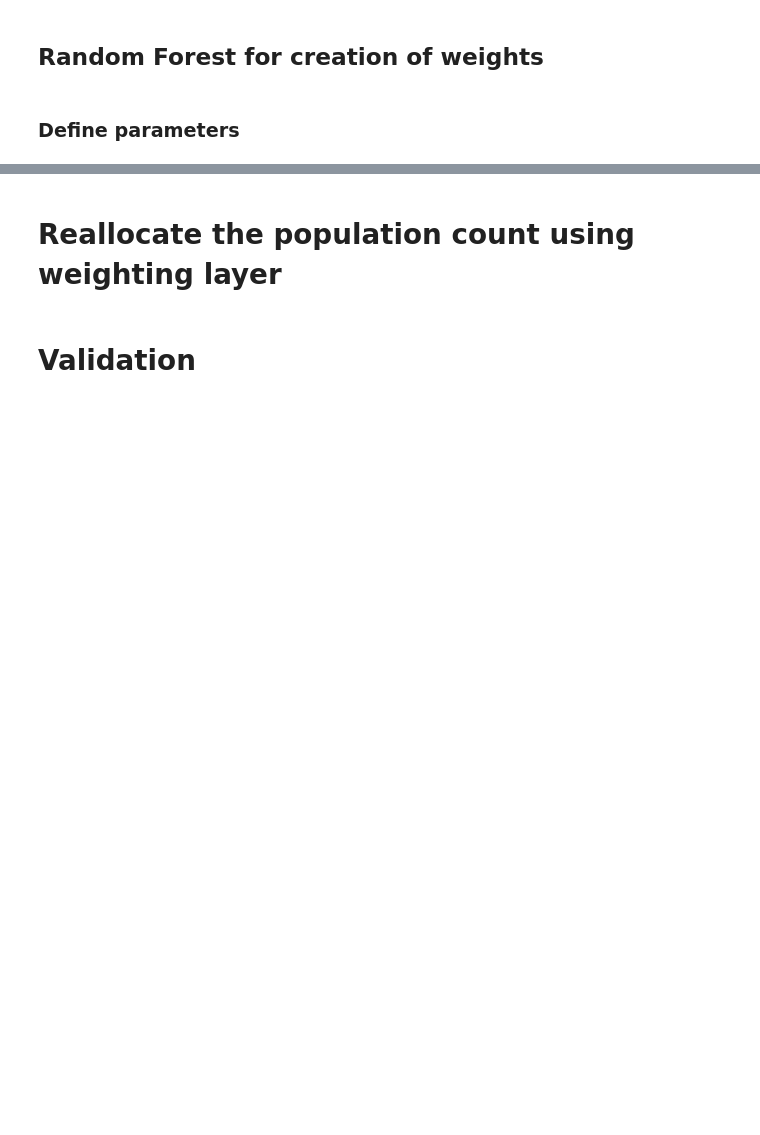
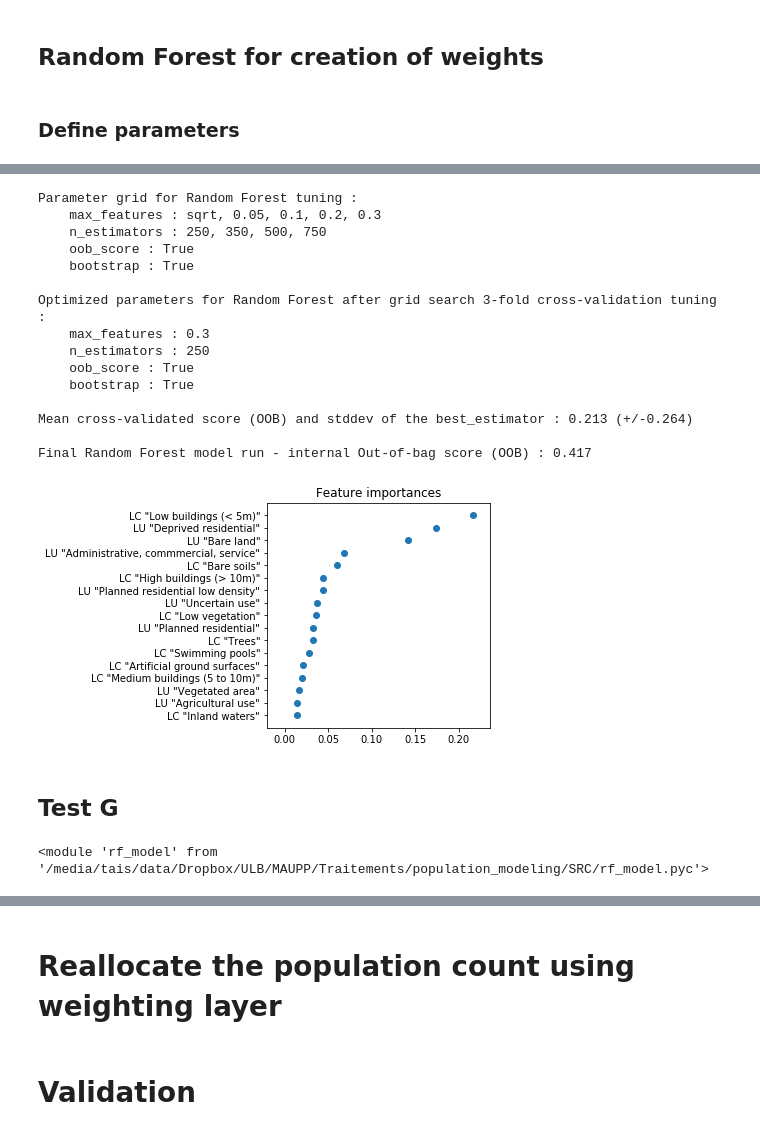
Before and after one commit to tgrippa/Dasymetric_mapping_using_GRASSGIS, a Jupyter notebook: notebooks/2_Processing.ipynb, the cells around one changed output, grey strips where cells are left out. Cells and saved outputs as stored; diff of their text form; code cells hidden in the pictures; blank space fills up the shorter version.

```diff
--- a/notebooks/2_Processing.ipynb
+++ b/notebooks/2_Processing.ipynb
@@ -495,0 +720,17 @@ built_up = ['111','112','113']
+# %%
+# Name of test
+test = 'F'
+# %%
+# Name of the weighting layer to produce
+output_weighting_layer = "Test_%s_weight"%test
+# Path to the folder where to save outputs
+outputfolder = "/media/tais/My_Book_1/MAUPP/Traitement/Population_modelling_dasymetry/Results/Dakar/Random_Forest/Test_%s"%test
+# Name of plot with feature importance (without file extension)
+plot_name = "RF_feature_importance"
+# Generate paths for output of the test
+path_plot = os.path.join(outputfolder,plot_name)
+# %%
+# Define classes of each input layer to be used in the test (lists of values)
+lc_classes = lc_classes_list  # land cover layer
+lu_classes = lu_classes_list  # land use layer
+mr_classes = []  # medium resolution built-up layer
@@ -495,0 +767,22 @@ built_up = ['111','112','113']
+# %%
+# Run the random forest model
+RandomForest(output_weighting_layer,gridded_vector.split("@")[0],'cat', lc_classes, lu_classes, mr_classes)
+# %% [output]
+Parameter grid for Random Forest tuning :
+    max_features : sqrt, 0.05, 0.1, 0.2, 0.3
+    n_estimators : 250, 350, 500, 750
+    oob_score : True
+    bootstrap : True
+
+Optimized parameters for Random Forest after grid search 3-fold cross-validation tuning :
+    max_features : 0.3
+    n_estimators : 250
+    oob_score : True
+    bootstrap : True
+
+Mean cross-validated score (OOB) and stddev of the best_estimator : 0.213 (+/-0.264)
+
+Final Random Forest model run - internal Out-of-bag score (OOB) : 0.417
+[figure, added]
+# %% [markdown]
+## Test G
@@ -495,0 +813,4 @@ built_up = ['111','112','113']
+# %%
+reload(rf_model)
+# %% [output]
+<module 'rf_model' from '/media/tais/data/Dropbox/ULB/MAUPP/Traitements/population_modeling/SRC/rf_model.pyc'>
```
Also changed, not shown: parts of 65 cells of this notebook.
